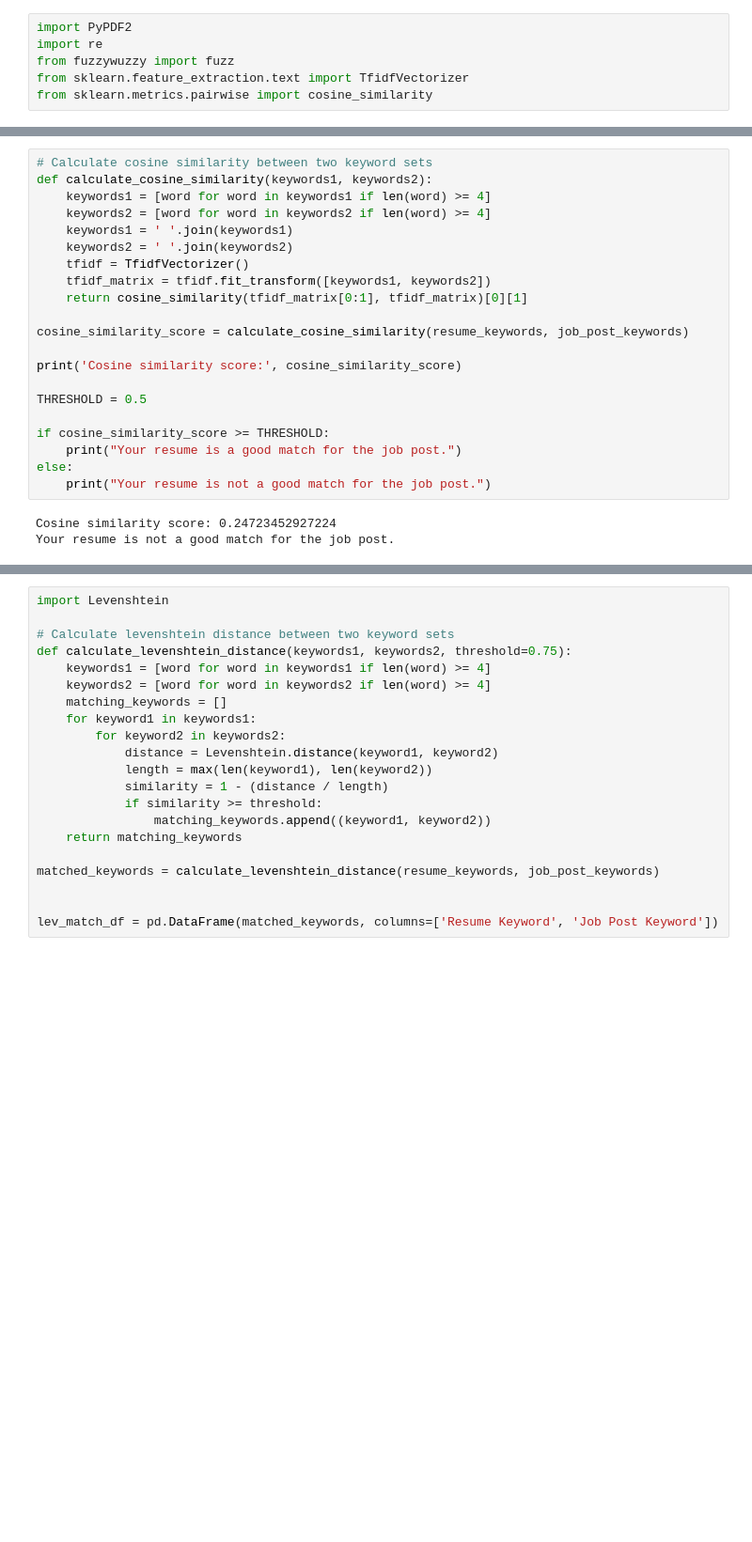
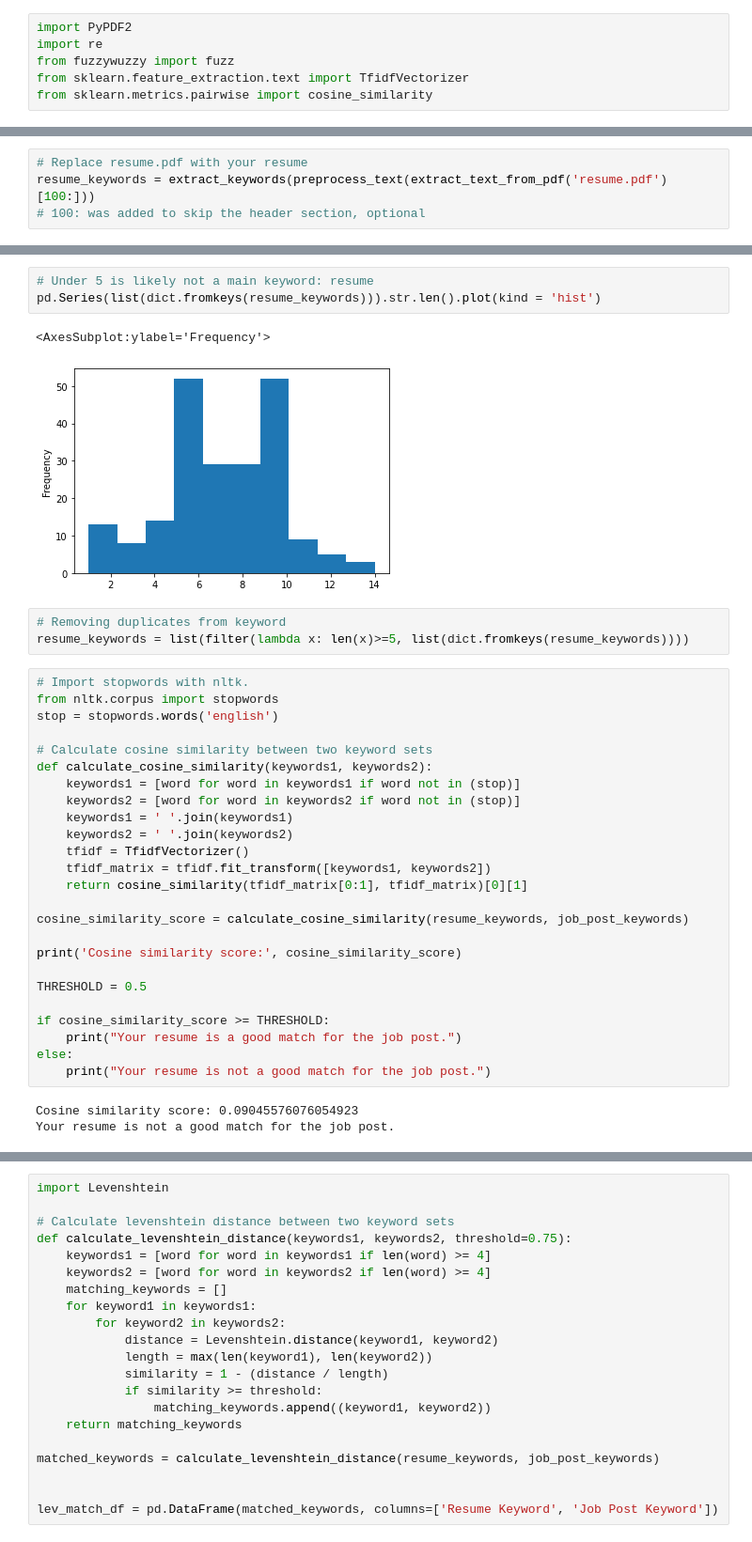
Before and after one commit to tomdoyoon/Resume-Scanner-Job-Comparison-Tool, a Jupyter notebook: LinkedIn Resume Scanner and Match Tool.ipynb, the cells around one changed output, grey strips where cells are left out. Shown at 94% size. Cells and saved outputs as stored; diff of their text form; blank space fills up the shorter version.

```diff
--- a/LinkedIn Resume Scanner and Match Tool.ipynb
+++ b/LinkedIn Resume Scanner and Match Tool.ipynb
@@ -33,3 +30,7 @@ resume_keywords = extract_keywords(preprocess_text(extract_text_from_pdf('resume
+# %%
+# Replace resume.pdf with your resume
+resume_keywords = extract_keywords(preprocess_text(extract_text_from_pdf('resume.pdf')[100:]))
+# 100: was added to skip the header section, optional
 # %%
 import requests
 from bs4 import BeautifulSoup
@@ -59,8 +81,21 @@ job_post_keywords = extract_keywords(job_post_text)
+# %%
+# Under 5 is likely not a main keyword: resume
+pd.Series(list(dict.fromkeys(resume_keywords))).str.len().plot(kind = 'hist')
+# %% [output]
+<AxesSubplot:ylabel='Frequency'>
+[figure, added]
+# %%
+# Removing duplicates from keyword
+resume_keywords = list(filter(lambda x: len(x)>=5, list(dict.fromkeys(resume_keywords))))
 # %%
+# Import stopwords with nltk.
+from nltk.corpus import stopwords
+stop = stopwords.words('english')
+
 # Calculate cosine similarity between two keyword sets
 def calculate_cosine_similarity(keywords1, keywords2):
-    keywords1 = [word for word in keywords1 if len(word) >= 4]
-    keywords2 = [word for word in keywords2 if len(word) >= 4]
+    keywords1 = [word for word in keywords1 if word not in (stop)]
+    keywords2 = [word for word in keywords2 if word not in (stop)]
     keywords1 = ' '.join(keywords1)
     keywords2 = ' '.join(keywords2)
     tfidf = TfidfVectorizer()
@@ -78,7 +113,7 @@ if cosine_similarity_score >= THRESHOLD:
 else:
     print("Your resume is not a good match for the job post.")
 # %% [output]
-Cosine similarity score: 0.24723452927224
+Cosine similarity score: 0.09045576076054923
 Your resume is not a good match for the job post.
 # %%
 import pandas as pd
```
Also changed, not shown: parts of 11 cells of this notebook.
